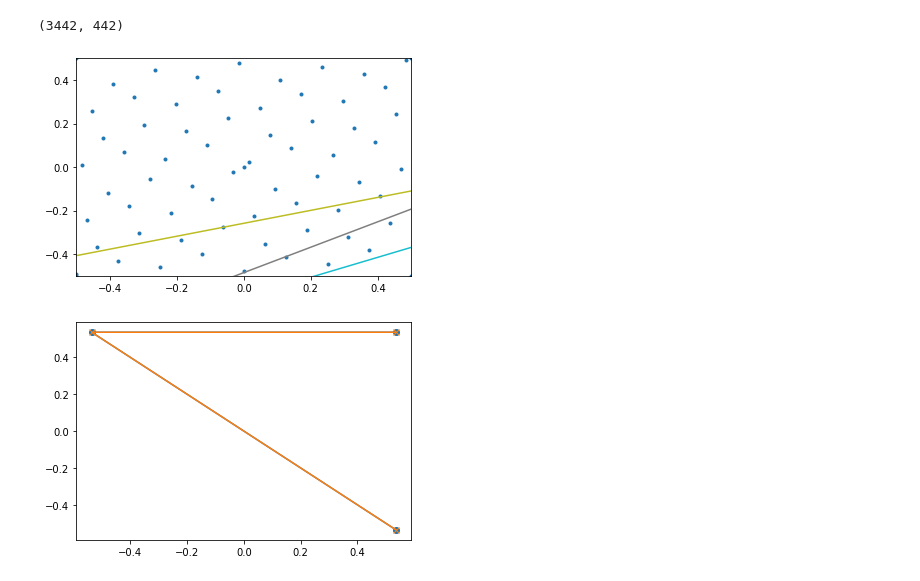
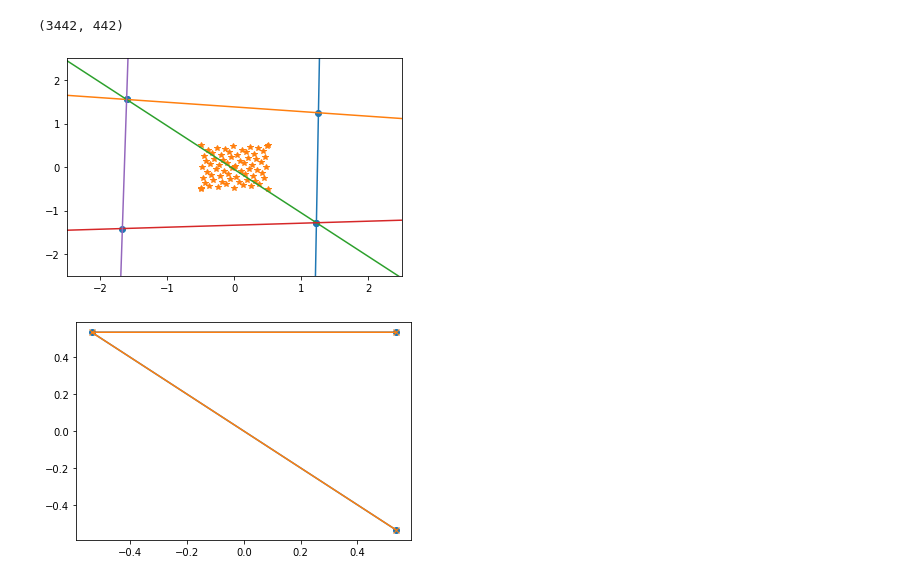
Before and after one commit to msu-graphics-group/scenes, a Jupyter notebook: sample_loader_app/debug_pixel.ipynb, the cells around one changed output. Cells and saved outputs as stored; diff of their text form; code cells hidden in the pictures.

```diff
--- a/sample_loader_app/debug_pixel.ipynb
+++ b/sample_loader_app/debug_pixel.ipynb
@@ -32,8 +32,9 @@ samples.size() =  69
 1024 1024
 # %%
 #center_x,center_y = 417,147
-center_x,center_y = 568,615 # bunny
+#center_x,center_y = 568,615 # bunny
 #center_x,center_y = 516,475 # bunny ear
+center_x,center_y = 536,921 # bunny
 
 half_window = 2
 
@@ -91,25 +94,37 @@ Clipping input data to the valid range for imshow with RGB data ([0..1] for floa
 # %% [output]
 (3442, 442)
 # %%
-testLines1 = [[-1.20388198, 2.06081104, 1]]
+testLines1 = [[0, 0.0117742689, 1],              # [0]
+              [0.00231481483, -0.0023148139, 1], # [1]
+              [-0.00572499726, -0.0200374909,1], # [2]
+              [-0.805884719, 0.00960072502, 1],  # [3] yes dark blue
+              [-0.0771353245, -0.722968459, 1],  # [4] yes orange
+              [18.4557877, 18.4539127, 1],       # [5] yes green
+              [-0.0345044471, 0.748247743, 1],   # [6] yes red
+              [0.608968318,-0.0130249159, 1]     # [8] yes, violet
 
-testLines2 = [[-1.20388198, 2.06081104, 1],
-              [-1.15053701, 3.86921048, 1], [-0.765253365, 1.67203975, 1]]
+              ]
 
-tverts1 = [[8,10,11], [53098, 60864, 53100]]
-tverts2 = [[53097,53098, 53099], [8,10,11]]
+verts1 = [[1.22562408,-1.27993774],
+          [1.25575447, 1.24920654],
+          [-1.60886574,1.55484009],
+          [-1.67235565, -1.41357422],
+          [1.22562408, -1.27993774],
+          [-1.60886574, 1.55484009]]
 
-radius = 0.5
+radius = 2.5
 plt.xlim(-radius, radius)
 plt.ylim(-radius, radius)
 for label_id, label in enumerate(labels):
   plt.plot(samples[pixel.labels == label_id][:, 0], samples[pixel.labels == label_id][:, 1], label)
 
-for l in testLines2:
+plt.scatter([x[0] for x in verts1], [x[1] for x in verts1])
+
+for l in testLines1:
   x = np.linspace(-radius, radius)
   plt.plot(x, -(l[0] / l[1] * x + l[2] / l[1]))
 # %% [output]
-[figure, old version]
+[figure, new version]
 # %%
 tverts1 = [[0.536491871,-0.53649193],
            [-0.53649199, 0.53649193],
```
Also changed, not shown: parts of 3 cells of this notebook, 3 other files.
